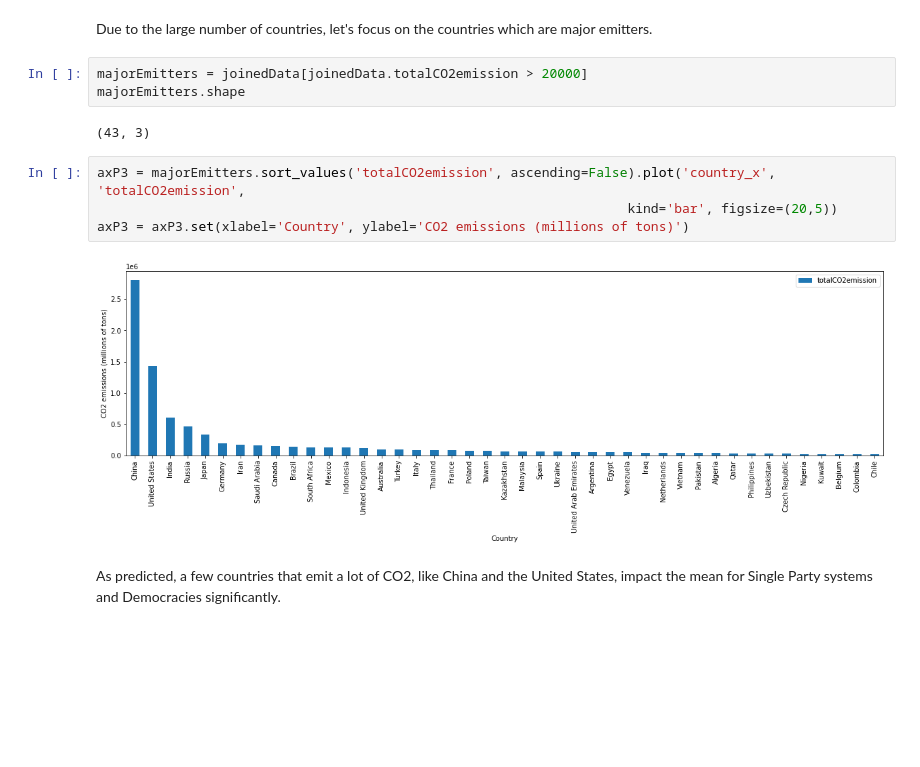
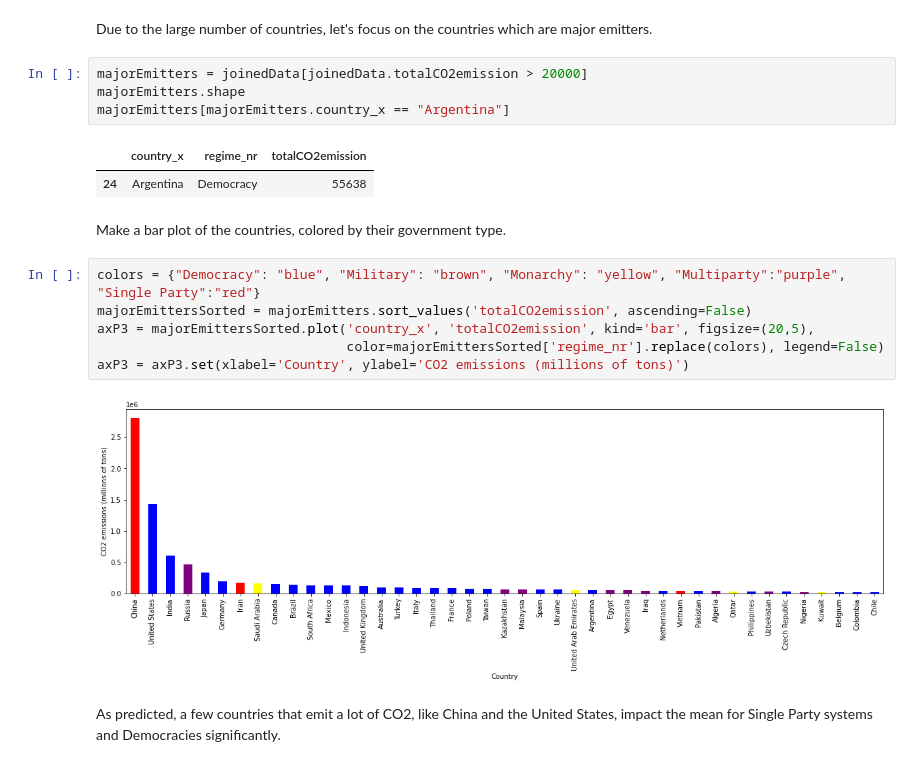
Before and after one commit to melotic/cs3654-project, a Jupyter notebook: Project3.ipynb, the cells around one changed output. Saved outputs shown, nothing was run; the diff lists cells and outputs as text; blank space fills up the shorter version.

Commit message:
Colored countries in bar plot

```diff
--- a/Project3.ipynb
+++ b/Project3.ipynb
@@ -807,14 +807,20 @@ Due to the large number of countries, let's focus on the countries which are maj
 # %%
 majorEmitters = joinedData[joinedData.totalCO2emission > 20000]
 majorEmitters.shape
+majorEmitters[majorEmitters.country_x == "Argentina"]
 # %% [output]
-(43, 3)
+|  | country_x | regime_nr | totalCO2emission |
+| 24 | Argentina | Democracy | 55638 |
+# %% [markdown]
+Make a bar plot of the countries, colored by their government type.
 # %%
-axP3 = majorEmitters.sort_values('totalCO2emission', ascending=False).plot('country_x', 'totalCO2emission',
-                                                                    kind='bar', figsize=(20,5))
+colors = {"Democracy": "blue", "Military": "brown", "Monarchy": "yellow", "Multiparty":"purple", "Single Party":"red"}
+majorEmittersSorted = majorEmitters.sort_values('totalCO2emission', ascending=False)
+axP3 = majorEmittersSorted.plot('country_x', 'totalCO2emission', kind='bar', figsize=(20,5),
+                                color=majorEmittersSorted['regime_nr'].replace(colors), legend=False)
 axP3 = axP3.set(xlabel='Country', ylabel='CO2 emissions (millions of tons)')
 # %% [output]
-[figure, old version]
+[figure, new version]
 # %% [markdown]
 As predicted, a few countries that emit a lot of CO2, like China and the United States, impact the mean for Single Party systems and Democracies significantly.
 # %% [markdown]
```
Also changed, not shown: parts of 4 cells of this notebook.
